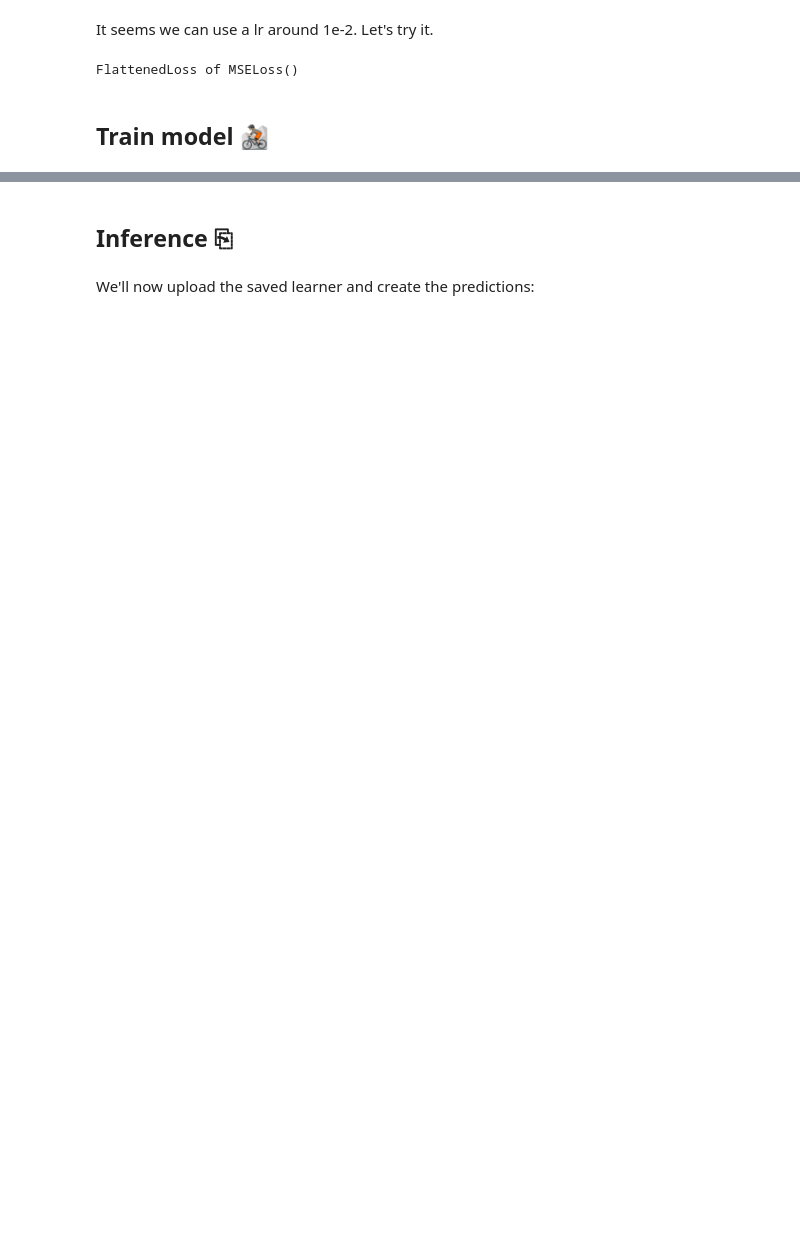
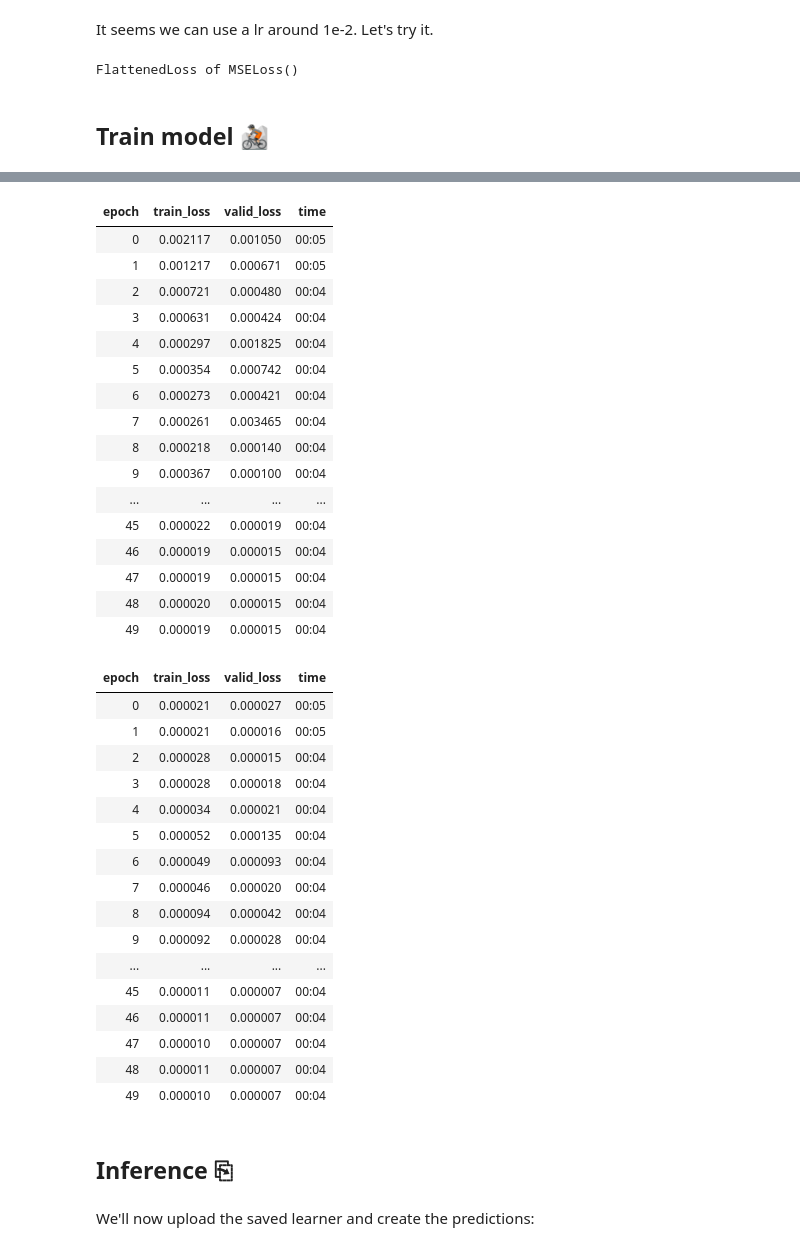
Before and after one commit to ThomasBourgeois/napoleon, a Jupyter notebook: dl.ipynb, the cells around one changed output, grey strips where cells are left out. Cells and saved outputs as stored; diff of their text form; code cells hidden in the pictures; blank space fills up the shorter version.

```diff
--- a/dl.ipynb
+++ b/dl.ipynb
@@ -214,4 +237,4 @@ learn.fit_one_cycle(50, 1e-3)
 # %%
-learn.fit_one_cycle(50, 1e-3)
+learn.fit_one_cycle(50, lr)
 # %% [output]
 | epoch | train_loss | valid_loss | mae | _rmse | time |
@@ -236,3 +259,47 @@ learn.fit_one_cycle(50, 1e-3)
+# %%
+splits = (L(range(30493)), L(range(20000, 30494)))
+dls = get_ts_dls(X, y, splits=splits, tfms=tfms,
+                 #batch_tfms=batch_tfms,
+                 bs=128)
+learn = ts_learner(dls, InceptionTime(c_in=n_features, c_out=1, nf=nf), #metrics=[mae, rmse], cbs=ShowGraph()
+)
+learn.fit_one_cycle(50, lr)
+learn.fit_one_cycle(50, lr)
+# %% [output]
+| epoch | train_loss | valid_loss | time |
+| 0 | 0.002117 | 0.001050 | 00:05 |
+| 1 | 0.001217 | 0.000671 | 00:05 |
+| 2 | 0.000721 | 0.000480 | 00:04 |
+| 3 | 0.000631 | 0.000424 | 00:04 |
+| 4 | 0.000297 | 0.001825 | 00:04 |
+| 5 | 0.000354 | 0.000742 | 00:04 |
+| 6 | 0.000273 | 0.000421 | 00:04 |
+| 7 | 0.000261 | 0.003465 | 00:04 |
+| 8 | 0.000218 | 0.000140 | 00:04 |
+| 9 | 0.000367 | 0.000100 | 00:04 |
+| ... | ... | ... | ... |
+| 45 | 0.000022 | 0.000019 | 00:04 |
+| 46 | 0.000019 | 0.000015 | 00:04 |
+| 47 | 0.000019 | 0.000015 | 00:04 |
+| 48 | 0.000020 | 0.000015 | 00:04 |
+| 49 | 0.000019 | 0.000015 | 00:04 |
+| epoch | train_loss | valid_loss | time |
+| 0 | 0.000021 | 0.000027 | 00:05 |
+| 1 | 0.000021 | 0.000016 | 00:05 |
+| 2 | 0.000028 | 0.000015 | 00:04 |
+| 3 | 0.000028 | 0.000018 | 00:04 |
+| 4 | 0.000034 | 0.000021 | 00:04 |
+| 5 | 0.000052 | 0.000135 | 00:04 |
+| 6 | 0.000049 | 0.000093 | 00:04 |
+| 7 | 0.000046 | 0.000020 | 00:04 |
+| 8 | 0.000094 | 0.000042 | 00:04 |
+| 9 | 0.000092 | 0.000028 | 00:04 |
+| ... | ... | ... | ... |
+| 45 | 0.000011 | 0.000007 | 00:04 |
+| 46 | 0.000011 | 0.000007 | 00:04 |
+| 47 | 0.000010 | 0.000007 | 00:04 |
+| 48 | 0.000011 | 0.000007 | 00:04 |
+| 49 | 0.000010 | 0.000007 | 00:04 |
 # %%
 PATH = Path('./models/Regression.pkl')
 PATH.parent.mkdir(parents=True, exist_ok=True)
```
Also changed, not shown: parts of 22 cells of this notebook.
